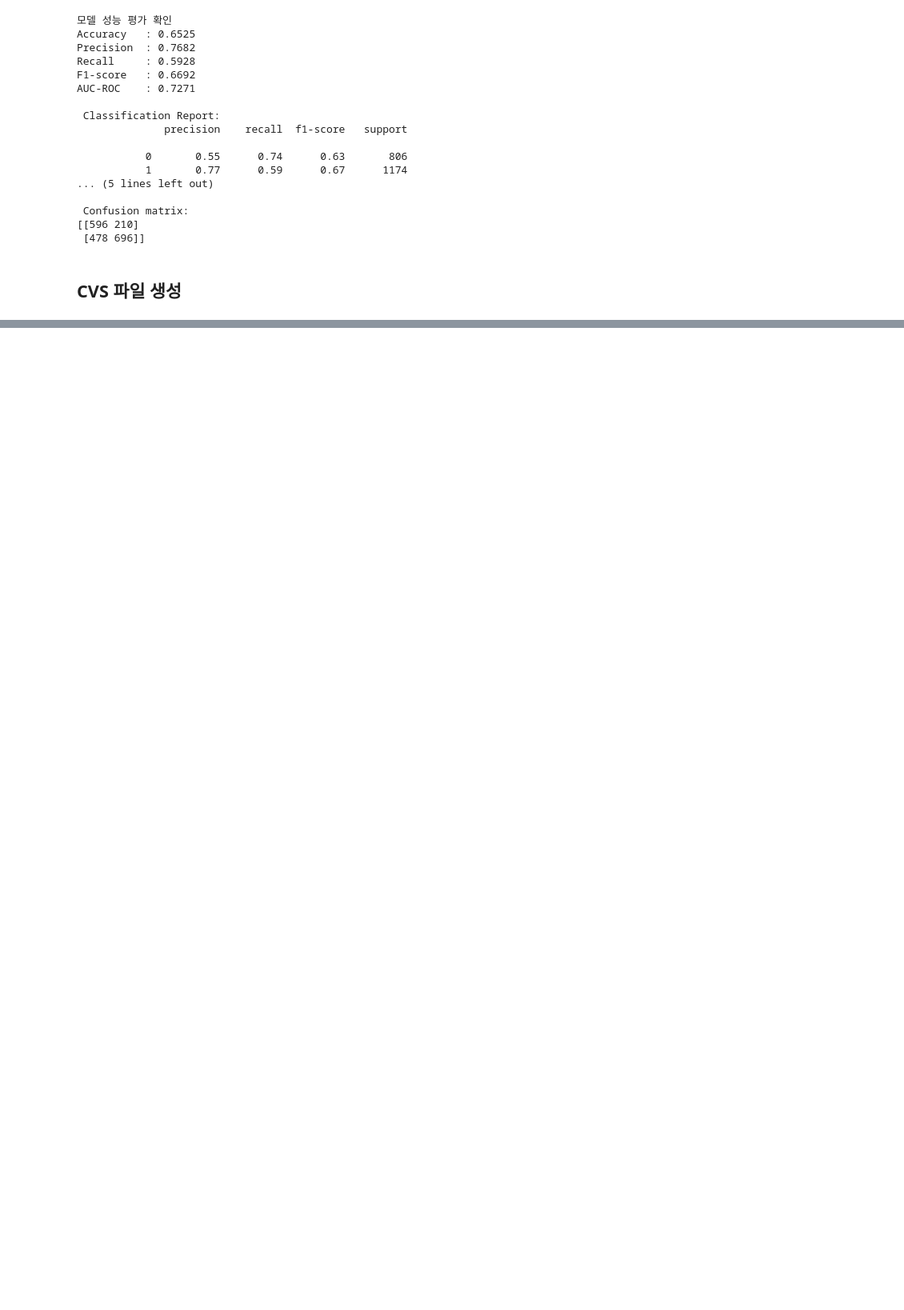
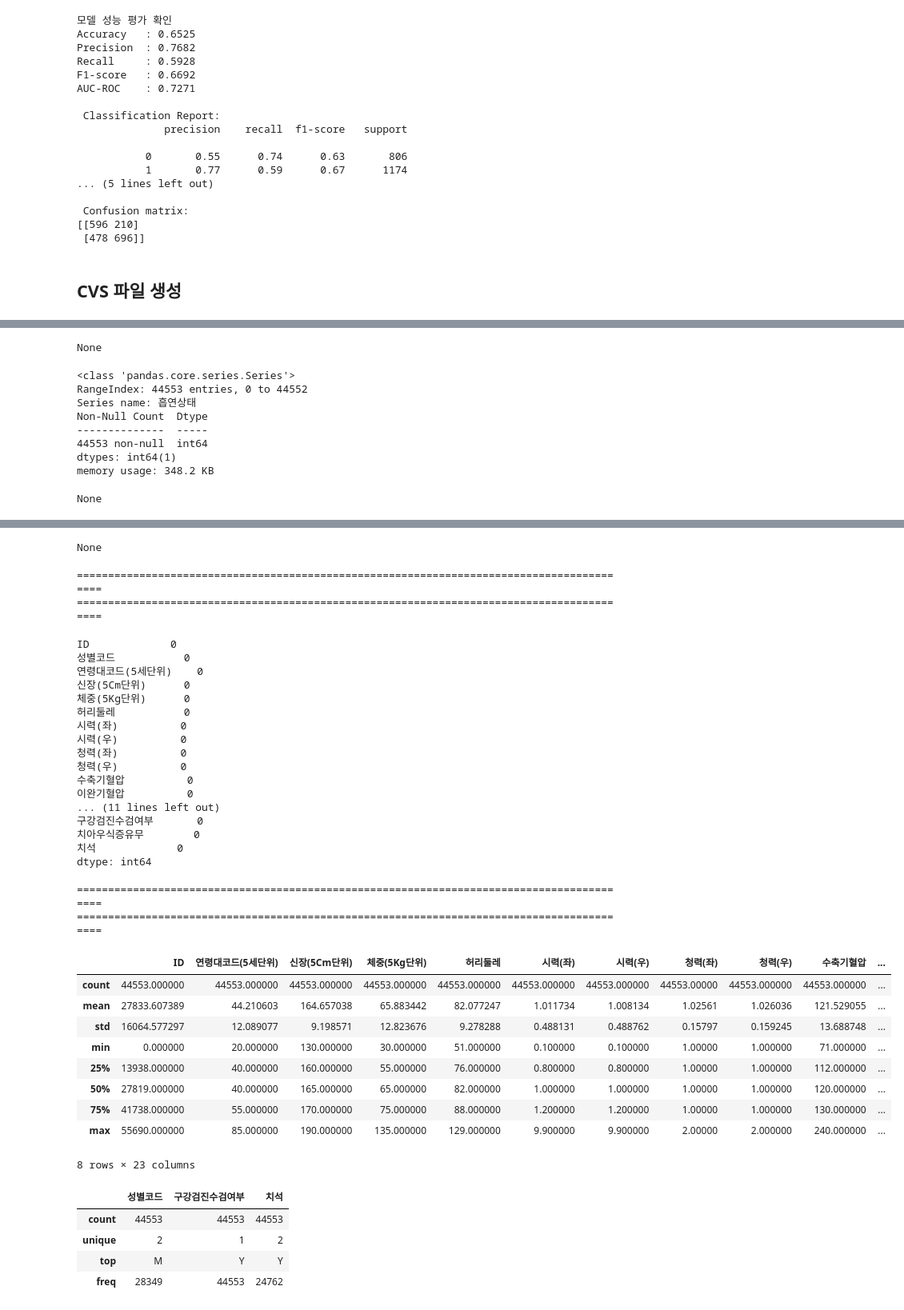
Before and after one commit to LWH4Data/Certifications, a Jupyter notebook: 빅분기/02_작접 2유형/sol.ipynb, the cells around one changed output, grey strips where cells are left out. Shown at 80% size. Cells and saved outputs as stored; diff of their text form; code cells hidden in the pictures; blank space fills up the shorter version.

```diff
--- a/빅분기/02_작접 2유형/sol.ipynb
+++ b/빅분기/02_작접 2유형/sol.ipynb
@@ -569,0 +575,20 @@ ValueError: Found input variables with inconsistent numbers of samples: [1980, 4
+# %%
+import pandas as pd
+
+x_train = pd.read_csv('https://raw.githubusercontent.com/Datamanim/datarepo/main/smoke/x_train.csv')
+y_train = pd.read_csv('https://raw.githubusercontent.com/Datamanim/datarepo/main/smoke/y_train.csv')
+x_test = pd.read_csv('https://raw.githubusercontent.com/Datamanim/datarepo/main/smoke/x_test.csv')
+
+y_train = y_train['흡연상태']
+
+display(x_train.info())
+display(y_train.info())
+display(x_test.info())
+print("==========================================================================================")
+print("==========================================================================================")
+display(x_train.isna().sum())
+print("==========================================================================================")
+print("==========================================================================================")
+display(x_train.describe())
+display(x_train.describe(include = ['object', 'category']))
+# %% [output]
@@ -569,0 +612,10 @@ ValueError: Found input variables with inconsistent numbers of samples: [1980, 4
+None
+<class 'pandas.core.series.Series'>
+RangeIndex: 44553 entries, 0 to 44552
+Series name: 흡연상태
+Non-Null Count  Dtype
+--------------  -----
+44553 non-null  int64
+dtypes: int64(1)
+memory usage: 348.2 KB
+None
@@ -569,0 +639,37 @@ ValueError: Found input variables with inconsistent numbers of samples: [1980, 4
+None
+==========================================================================================
+==========================================================================================
+ID             0
+성별코드           0
+연령대코드(5세단위)    0
+신장(5Cm단위)      0
+체중(5Kg단위)      0
+허리둘레           0
+시력(좌)          0
+시력(우)          0
+청력(좌)          0
+청력(우)          0
+수축기혈압          0
+이완기혈압          0
+... (11 lines left out)
+구강검진수검여부       0
+치아우식증유무        0
+치석             0
+dtype: int64
+==========================================================================================
+==========================================================================================
+|  | ID | 연령대코드(5세단위) | 신장(5Cm단위) | 체중(5Kg단위) | 허리둘레 | 시력(좌) | 시력(우) | 청력(좌) | 청력(우) | 수축기혈압 | ... |
+| count | 44553.000000 | 44553.000000 | 44553.000000 | 44553.000000 | 44553.000000 | 44553.000000 | 44553.000000 | 44553.00000 | 44553.000000 | 44553.000000 | ... |
+| mean | 27833.607389 | 44.210603 | 164.657038 | 65.883442 | 82.077247 | 1.011734 | 1.008134 | 1.02561 | 1.026036 | 121.529055 | ... |
+| std | 16064.577297 | 12.089077 | 9.198571 | 12.823676 | 9.278288 | 0.488131 | 0.488762 | 0.15797 | 0.159245 | 13.688748 | ... |
+| min | 0.000000 | 20.000000 | 130.000000 | 30.000000 | 51.000000 | 0.100000 | 0.100000 | 1.00000 | 1.000000 | 71.000000 | ... |
+| 25% | 13938.000000 | 40.000000 | 160.000000 | 55.000000 | 76.000000 | 0.800000 | 0.800000 | 1.00000 | 1.000000 | 112.000000 | ... |
+| 50% | 27819.000000 | 40.000000 | 165.000000 | 65.000000 | 82.000000 | 1.000000 | 1.000000 | 1.00000 | 1.000000 | 120.000000 | ... |
+| 75% | 41738.000000 | 55.000000 | 170.000000 | 75.000000 | 88.000000 | 1.200000 | 1.200000 | 1.00000 | 1.000000 | 130.000000 | ... |
+| max | 55690.000000 | 85.000000 | 190.000000 | 135.000000 | 129.000000 | 9.900000 | 9.900000 | 2.00000 | 2.000000 | 240.000000 | ... |
+8 rows × 23 columns
+|  | 성별코드 | 구강검진수검여부 | 치석 |
+| count | 44553 | 44553 | 44553 |
+| unique | 2 | 1 | 2 |
+| top | M | Y | Y |
+| freq | 28349 | 44553 | 24762 |
```
Also changed, not shown: parts of 32 cells of this notebook.
